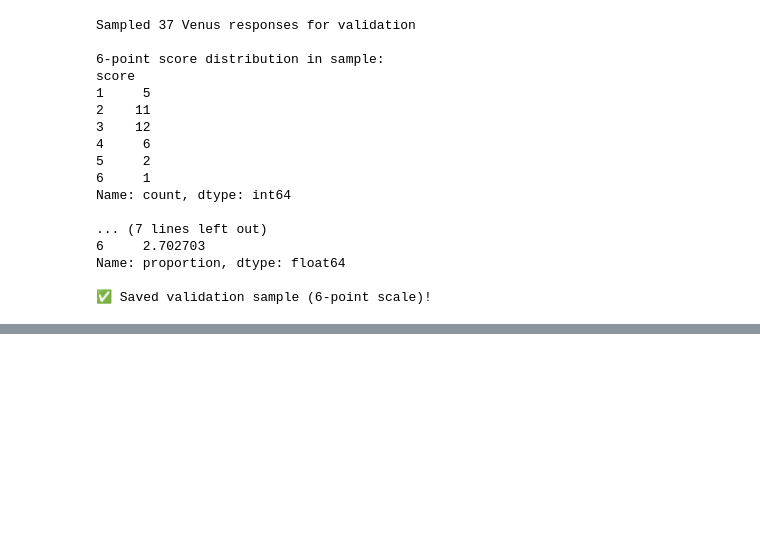
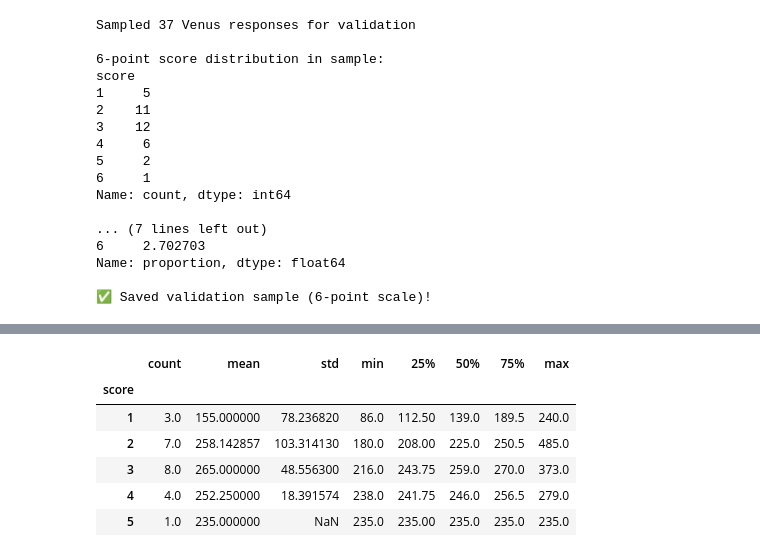
Before and after one commit to baker-jr-john/automated-summary-evaluation-llm, a Jupyter notebook: automated_summary_evaluation_llm_rubric_feedback.ipynb, the cells around one changed output, grey strips where cells are left out. Drawn from its saved outputs; the diff is of its cells as text; code cells hidden in the pictures; blank space fills up the shorter version.

```diff
--- a/automated_summary_evaluation_llm_rubric_feedback.ipynb
+++ b/automated_summary_evaluation_llm_rubric_feedback.ipynb
@@ -178,0 +1259,9 @@ Name: proportion, dtype: float64
+# %%
+combined_df = pd.read_csv(COMBINED_PATH)
+
+print(combined_df.shape)  # should be (60, ...)
+print(combined_df["synthetic_flag"].value_counts())
+print(combined_df["score"].value_counts().sort_index())
+
+# Look at a few synthetic rows
+combined_df[combined_df["synthetic_flag"]].head()[["essay_id", "score", "word_count"]]
@@ -178,0 +1288,13 @@ Name: proportion, dtype: float64
+# %%
+synthetic = combined_df[combined_df["synthetic_flag"]]
+
+# Check word-count ranges by score
+synthetic.groupby("score")["word_count"].describe()
+# %% [output]
+|  | count | mean | std | min | 25% | 50% | 75% | max |
+| score |  |  |  |  |  |  |  |  |
+| 1 | 3.0 | 155.000000 | 78.236820 | 86.0 | 112.50 | 139.0 | 189.5 | 240.0 |
+| 2 | 7.0 | 258.142857 | 103.314130 | 180.0 | 208.00 | 225.0 | 250.5 | 485.0 |
+| 3 | 8.0 | 265.000000 | 48.556300 | 216.0 | 243.75 | 259.0 | 270.0 | 373.0 |
+| 4 | 4.0 | 252.250000 | 18.391574 | 238.0 | 241.75 | 246.0 | 256.5 | 279.0 |
+| 5 | 1.0 | 235.000000 | NaN | 235.0 | 235.00 | 235.0 | 235.0 | 235.0 |
```
Also changed, not shown: parts of 7 cells of this notebook.
